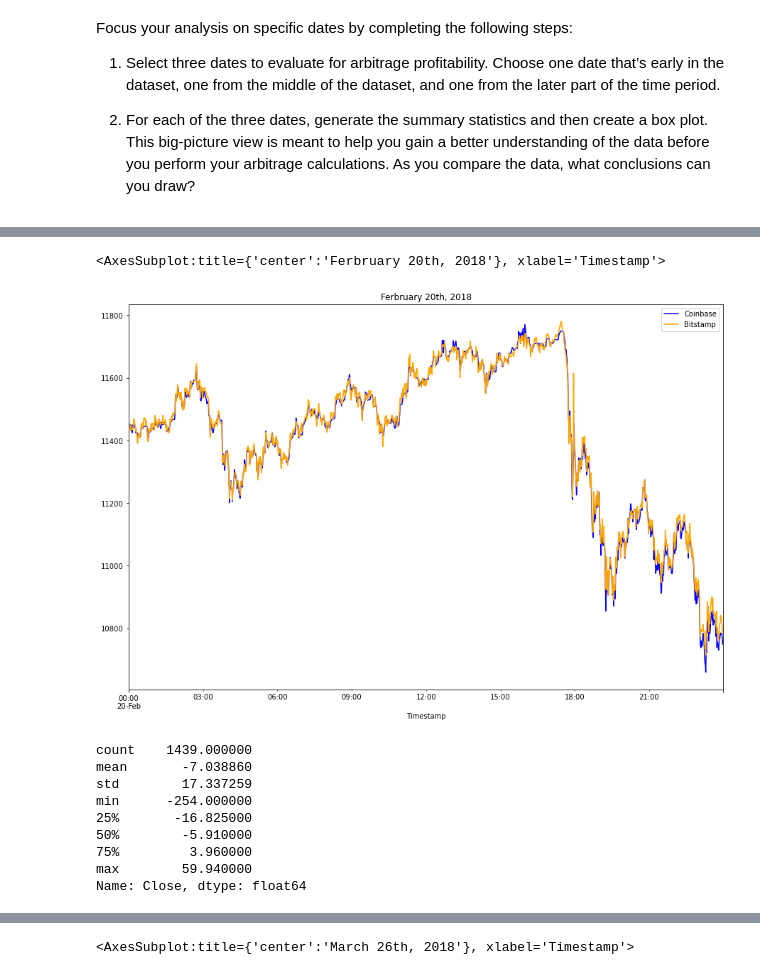
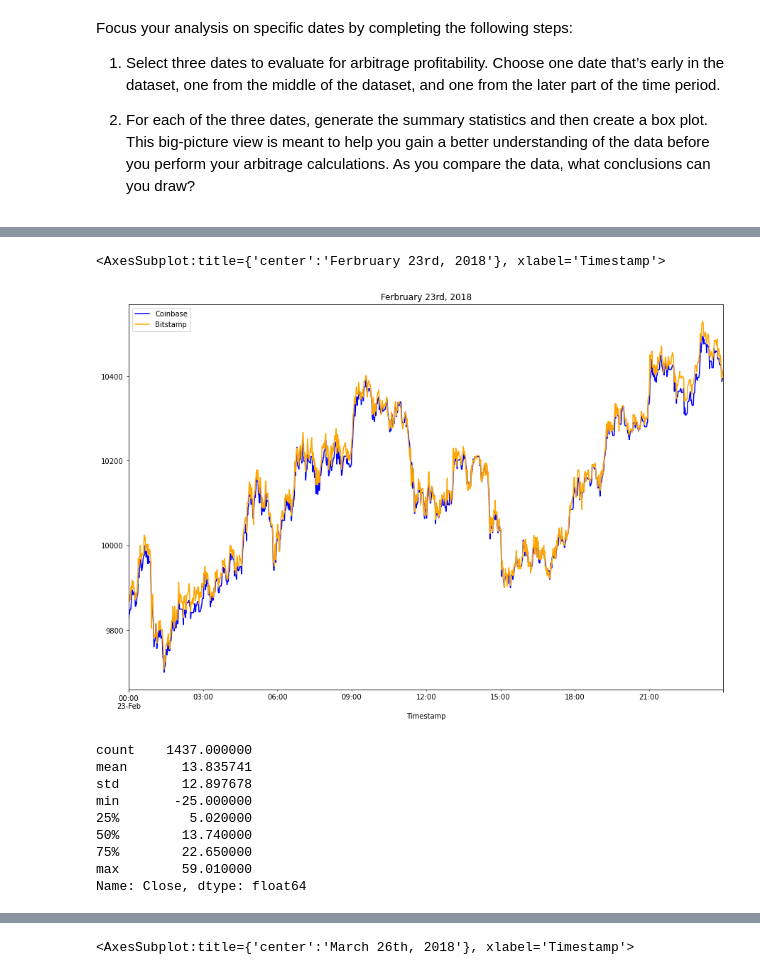
Before and after one commit to chaimkriger/Challenge-3, a Jupyter notebook: Starter_Code/crypto_arbitrage.ipynb, the cells around one changed output, grey strips where cells are left out. Cells and saved outputs as stored; diff of their text form; code cells hidden in the pictures.

```diff
--- a/Starter_Code/crypto_arbitrage.ipynb
+++ b/Starter_Code/crypto_arbitrage.ipynb
@@ -415,27 +415,27 @@ arbitrage_spread_early.plot(kind='box')
 # %%
 # Create an overlay plot that visualizes the two dataframes over a period of one day from the middle of the dataset.
 # Be sure that the plots include the parameters `legend`, `figsize`, `title`, `color` and `label`
-coinbase['Close'].loc['2018-02-20'].plot(legend=True, figsize=(15, 10), title='Ferbruary 20th, 2018', color='blue', label='Coinbase')
-bitstamp['Close'].loc['2018-02-20'].plot(legend=True, figsize=(15, 10), color='orange', label='Bitstamp')
+coinbase['Close'].loc['2018-02-23'].plot(legend=True, figsize=(15, 10), title='Ferbruary 23rd, 2018', color='blue', label='Coinbase')
+bitstamp['Close'].loc['2018-02-23'].plot(legend=True, figsize=(15, 10), color='orange', label='Bitstamp')
 # %% [output]
-<AxesSubplot:title={'center':'Ferbruary 20th, 2018'}, xlabel='Timestamp'>
+<AxesSubplot:title={'center':'Ferbruary 23rd, 2018'}, xlabel='Timestamp'>
-[figure, old version]
+[figure, new version]
 # %%
 # Using the date in the middle that you have selected, calculate the arbitrage spread
 # by subtracting the bitstamp lower closing prices from the coinbase higher closing prices
-arbitrage_spread_middle = coinbase['Close'].loc['2018-02-20'] - bitstamp['Close'].loc['2018-02-20']
+arbitrage_spread_middle = bitstamp['Close'].loc['2018-02-23'] - coinbase['Close'].loc['2018-02-23']
 
 # Generate summary statistics
 arbitrage_spread_middle.describe()
 # %% [output]
-count    1439.000000
-mean       -7.038860
-std        17.337259
-min      -254.000000
-25%       -16.825000
-50%        -5.910000
-75%         3.960000
-max        59.940000
+count    1437.000000
+mean       13.835741
+std        12.897678
+min       -25.000000
+25%         5.020000
+50%        13.740000
+75%        22.650000
+max        59.010000
 Name: Close, dtype: float64
 # %%
 # Visualize the arbitrage spread from the middle of the dataset in a box plot
```
Also changed, not shown: parts of 41 cells of this notebook.
